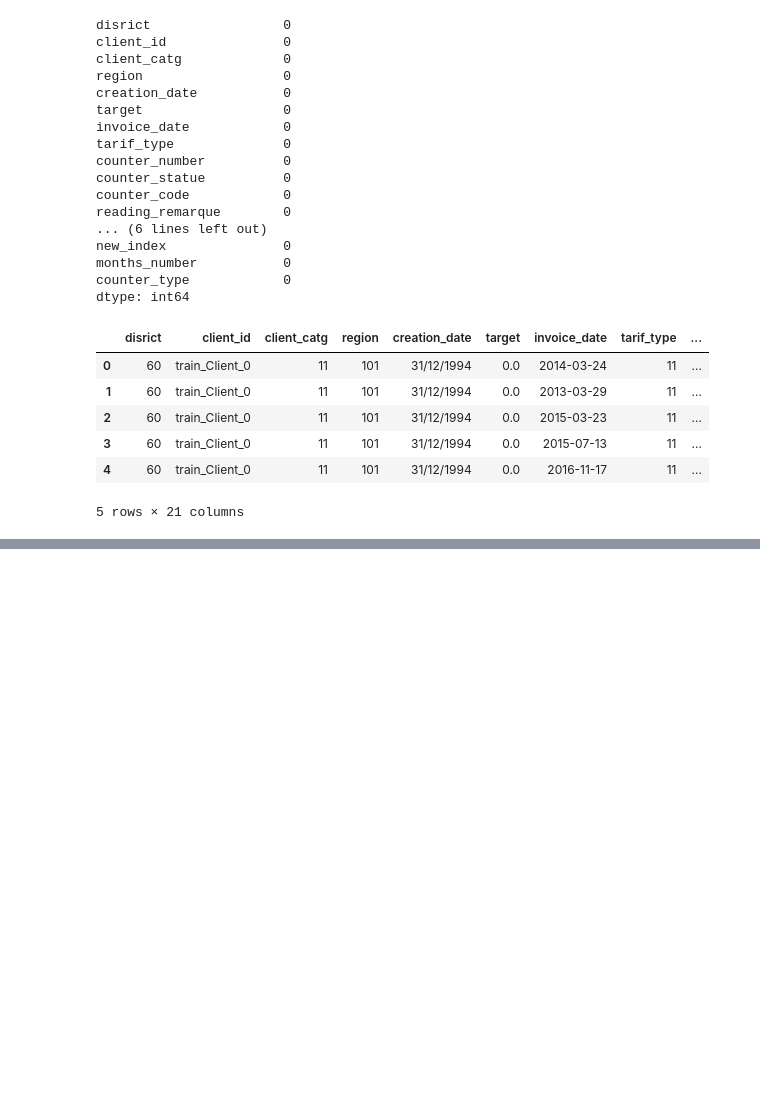
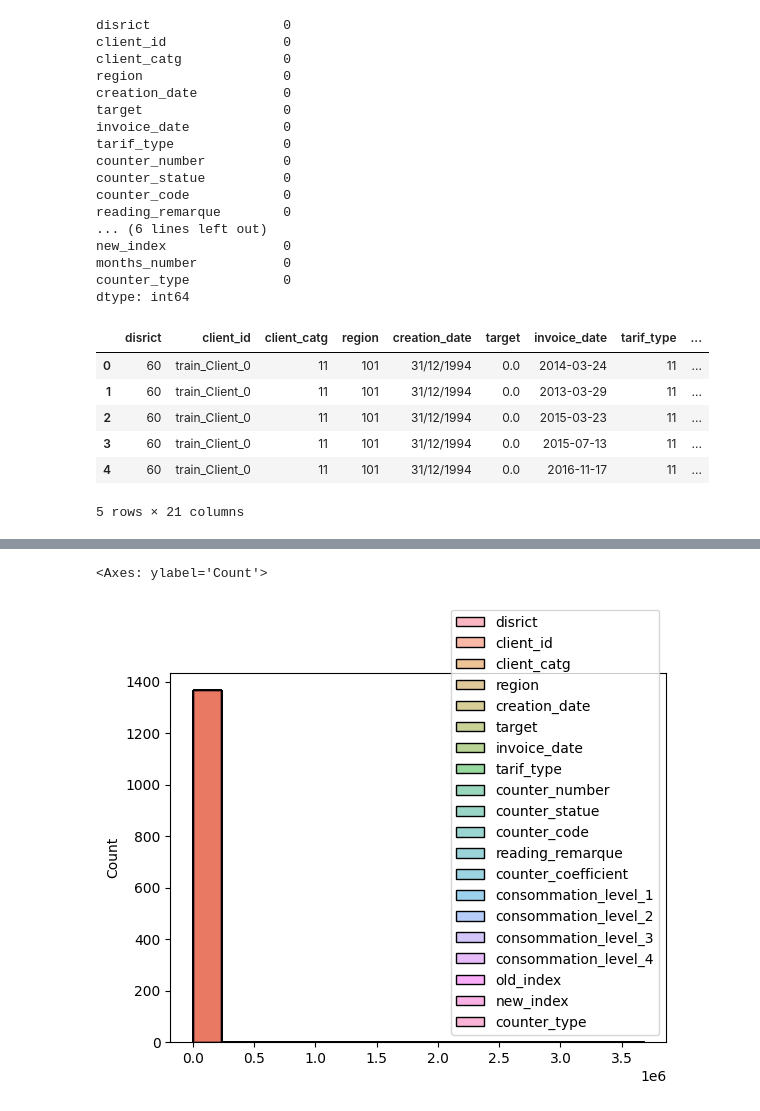
Before and after one commit to TomPreto/Fraud-Detection-ML, a Jupyter notebook: AW_fraud_detection.ipynb, the cells around one changed output, grey strips where cells are left out. Cells and saved outputs as stored; diff of their text form; code cells hidden in the pictures; blank space fills up the shorter version.

```diff
--- a/AW_fraud_detection.ipynb
+++ b/AW_fraud_detection.ipynb
@@ -152,0 +150,6 @@ df.head()
+# %%
+df_months = df.groupby('months_number').count()
+sns.histplot(df_months)
+# %% [output]
+<Axes: ylabel='Count'>
+[figure, added]
```
Also changed, not shown: parts of 47 cells of this notebook, 1 other file.
